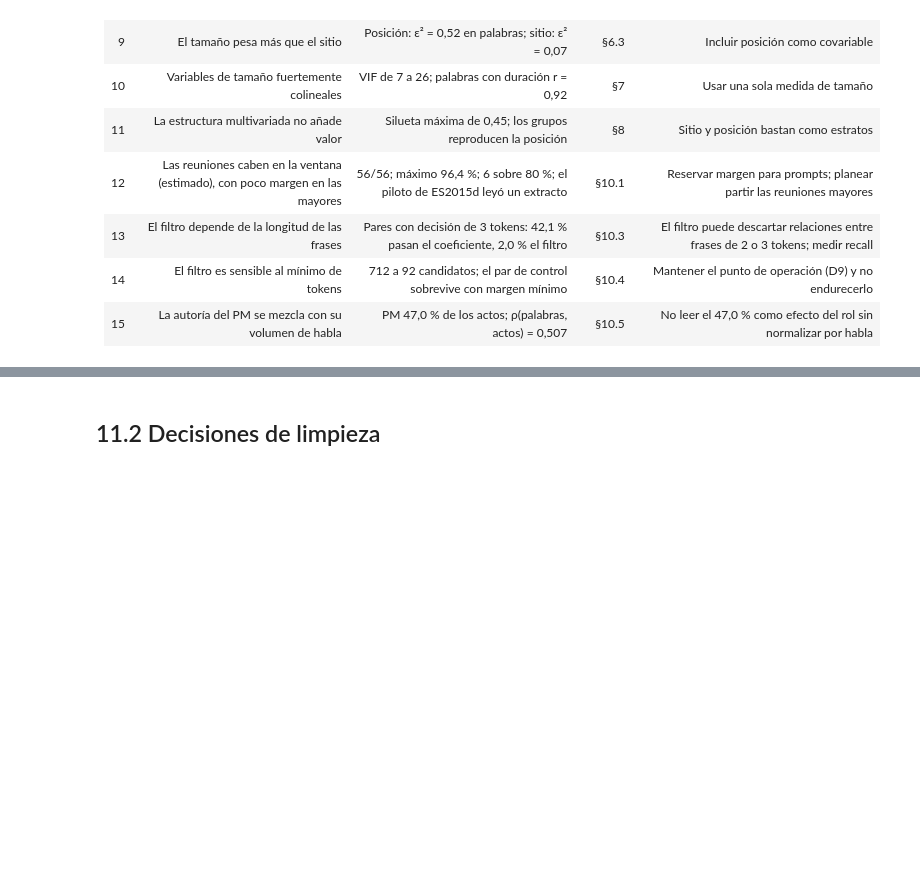
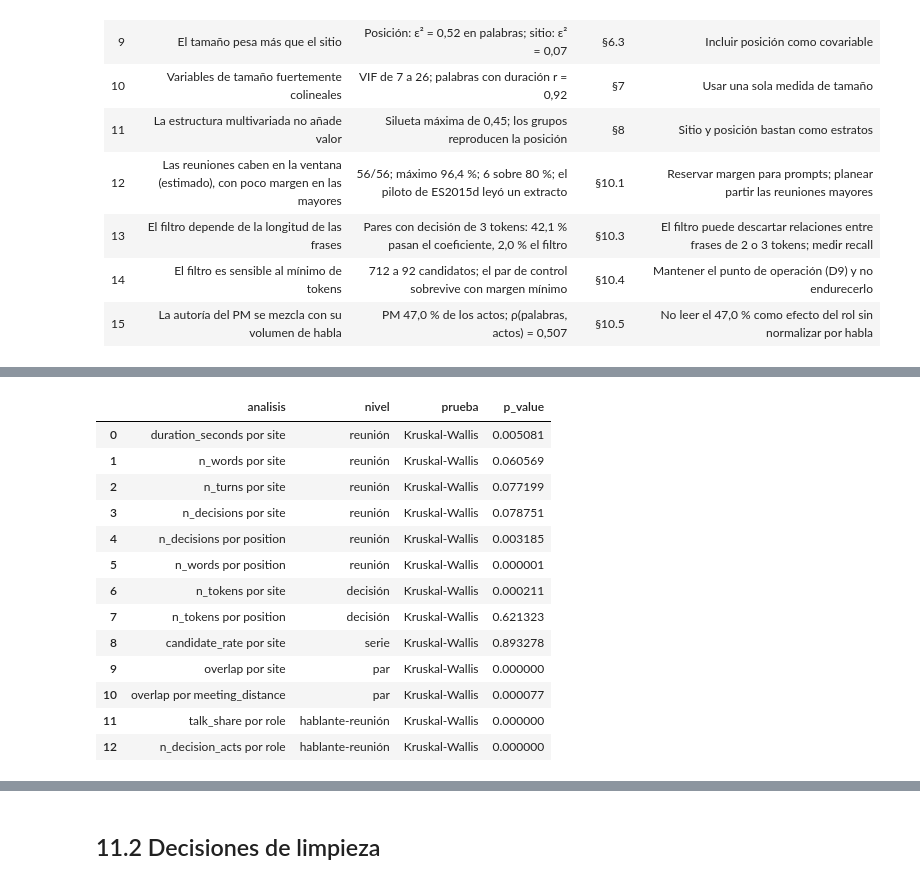
Before and after one commit to jasonssdev/mcd-afg, a Jupyter notebook: notebooks/03-jss-eda.ipynb, the cells around one changed output, grey strips where cells are left out. Saved outputs shown, nothing was run; the diff lists cells and outputs as text; code cells hidden in the pictures; blank space fills up the shorter version.

```diff
--- a/notebooks/03-jss-eda.ipynb
+++ b/notebooks/03-jss-eda.ipynb
@@ -2722,0 +2778,52 @@ plt.show()
+# %%
+KRUSKAL_CASES = [
+    ("reunión", TABLES.meeting, "duration_seconds", "site"),
+    ("reunión", TABLES.meeting, "n_words", "site"),
+    ("reunión", TABLES.meeting, "n_turns", "site"),
+    ("reunión", TABLES.meeting, "n_decisions", "site"),
+    ("reunión", TABLES.meeting, "n_decisions", "position"),
+    ("reunión", TABLES.meeting, "n_words", "position"),
+    ("decisión", TABLES.decision, "n_tokens", "site"),
+    ("decisión", TABLES.decision, "n_tokens", "position"),
+    ("serie", TABLES.series, "candidate_rate", "site"),
+    ("par", TABLES.pair, "overlap", "site"),
+    ("par", TABLES.pair, "overlap", "meeting_distance"),
+    ("hablante-reunión", TABLES.speaker_meeting, "talk_share", "role"),
+    ("hablante-reunión", TABLES.speaker_meeting, "n_decision_acts", "role"),
+]
+
+kruskal_rows = []
+
+for nivel, df, variable, grupo in KRUSKAL_CASES:
+    result = eda.kruskal_by_group(
+        df,
+        value=variable,
+        group=grupo,
+    )
+
+    kruskal_rows.append(
+        {
+            "analisis": f"{variable} por {grupo}",
+            "nivel": nivel,
+            "prueba": "Kruskal-Wallis",
+            "p_value": result.p_value,
+        }
+    )
+
+kruskal_tests = pd.DataFrame(kruskal_rows)
+display(kruskal_tests.round(6))
+# %% [output]
+|  | analisis | nivel | prueba | p_value |
+| 0 | duration_seconds por site | reunión | Kruskal-Wallis | 0.005081 |
+| 1 | n_words por site | reunión | Kruskal-Wallis | 0.060569 |
+| 2 | n_turns por site | reunión | Kruskal-Wallis | 0.077199 |
+| 3 | n_decisions por site | reunión | Kruskal-Wallis | 0.078751 |
+| 4 | n_decisions por position | reunión | Kruskal-Wallis | 0.003185 |
+| 5 | n_words por position | reunión | Kruskal-Wallis | 0.000001 |
+| 6 | n_tokens por site | decisión | Kruskal-Wallis | 0.000211 |
+| 7 | n_tokens por position | decisión | Kruskal-Wallis | 0.621323 |
+| 8 | candidate_rate por site | serie | Kruskal-Wallis | 0.893278 |
+| 9 | overlap por site | par | Kruskal-Wallis | 0.000000 |
+| 10 | overlap por meeting_distance | par | Kruskal-Wallis | 0.000077 |
+| 11 | talk_share por role | hablante-reunión | Kruskal-Wallis | 0.000000 |
+| 12 | n_decision_acts por role | hablante-reunión | Kruskal-Wallis | 0.000000 |
```
Also changed, not shown: parts of 18 cells of this notebook, 3 other files.
